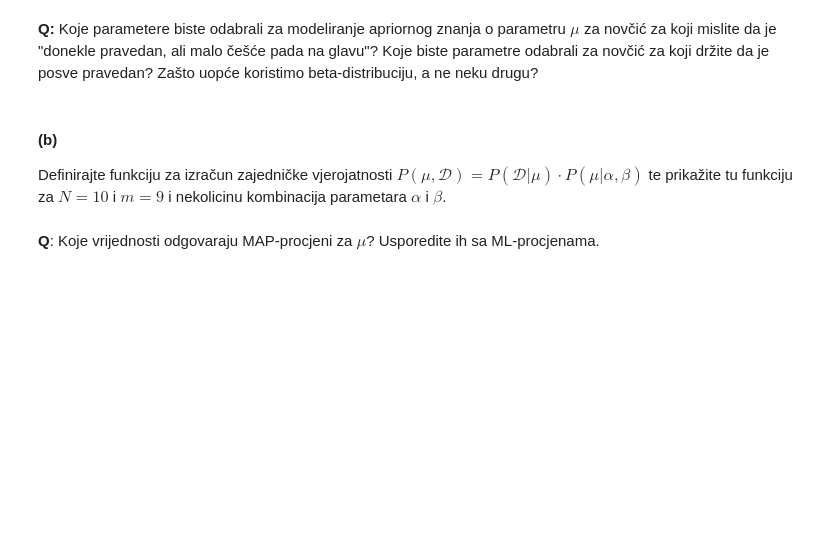
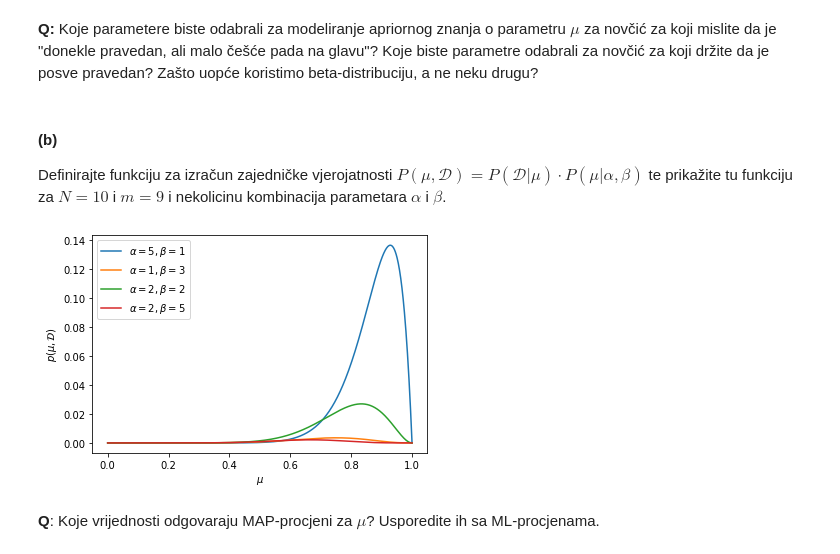
Before and after one commit to tomislavbjelcic/fer-tomislav, a Jupyter notebook: semestar_7/strojno/lab/SU1-2021-13-14-Procjena-parametara.ipynb, the cells around one changed output. Saved outputs shown, nothing was run; the diff lists cells and outputs as text; code cells hidden in the pictures; blank space fills up the shorter version.

Commit message:
jos malo i strojno lab iz procjena parametara gotov

```diff
--- a/semestar_7/strojno/lab/SU1-2021-13-14-Procjena-parametara.ipynb
+++ b/semestar_7/strojno/lab/SU1-2021-13-14-Procjena-parametara.ipynb
@@ -125,3 +123,25 @@ Definirajte funkciju za izračun zajedničke vjerojatnosti $P(\mu,\mathcal{D}) =
+# %%
+# Vaš kôd ovdje...
+
+def joint_probability(mu, N, m, a, b):
+    likelihood = L(mu, N, m)
+    a_priori = beta.pdf(mu, a, b)
+    joint = likelihood * a_priori
+    return joint
+
+N = 10
+m = 9
+params = [(5, 1), (1, 3), (2, 2), (2, 5)]
+for a,b in params:
+    probs = joint_probability(mus, N, m, a, b)
+    plt.plot(mus, probs, label="$\\alpha = {}, \\beta = {}$".format(a, b))
+
+plt.legend(loc="best")
+plt.ylabel("$p (\\mu, \\mathcal{D})$")
+plt.xlabel("$\\mu$")
+plt.show()
+# %% [output]
+[figure, added]
 # %% [markdown]
 **Q**: Koje vrijednosti odgovaraju MAP-procjeni za $\mu$? Usporedite ih sa ML-procjenama.
 # %% [markdown]
```
Also changed, not shown: parts of 13 cells of this notebook.
